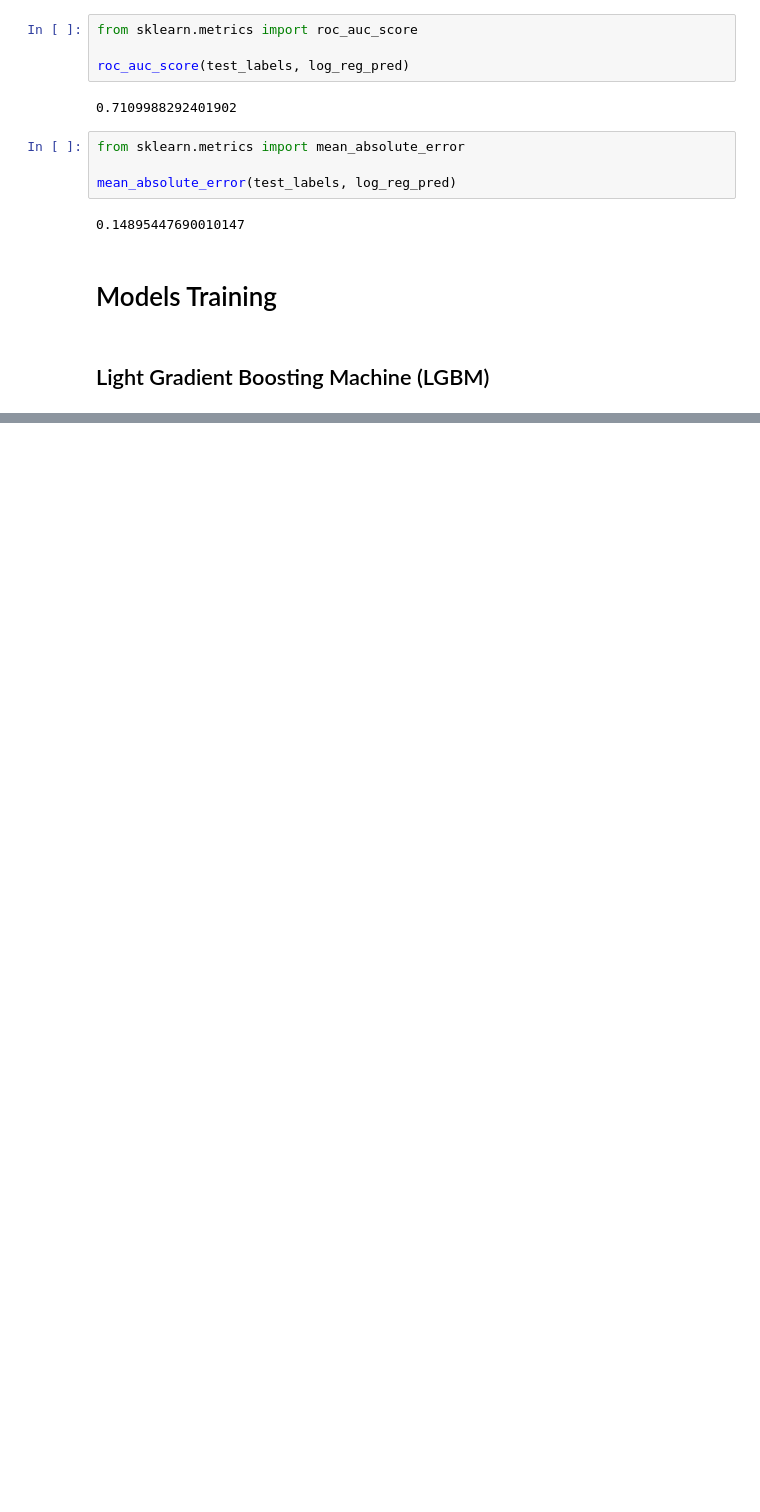
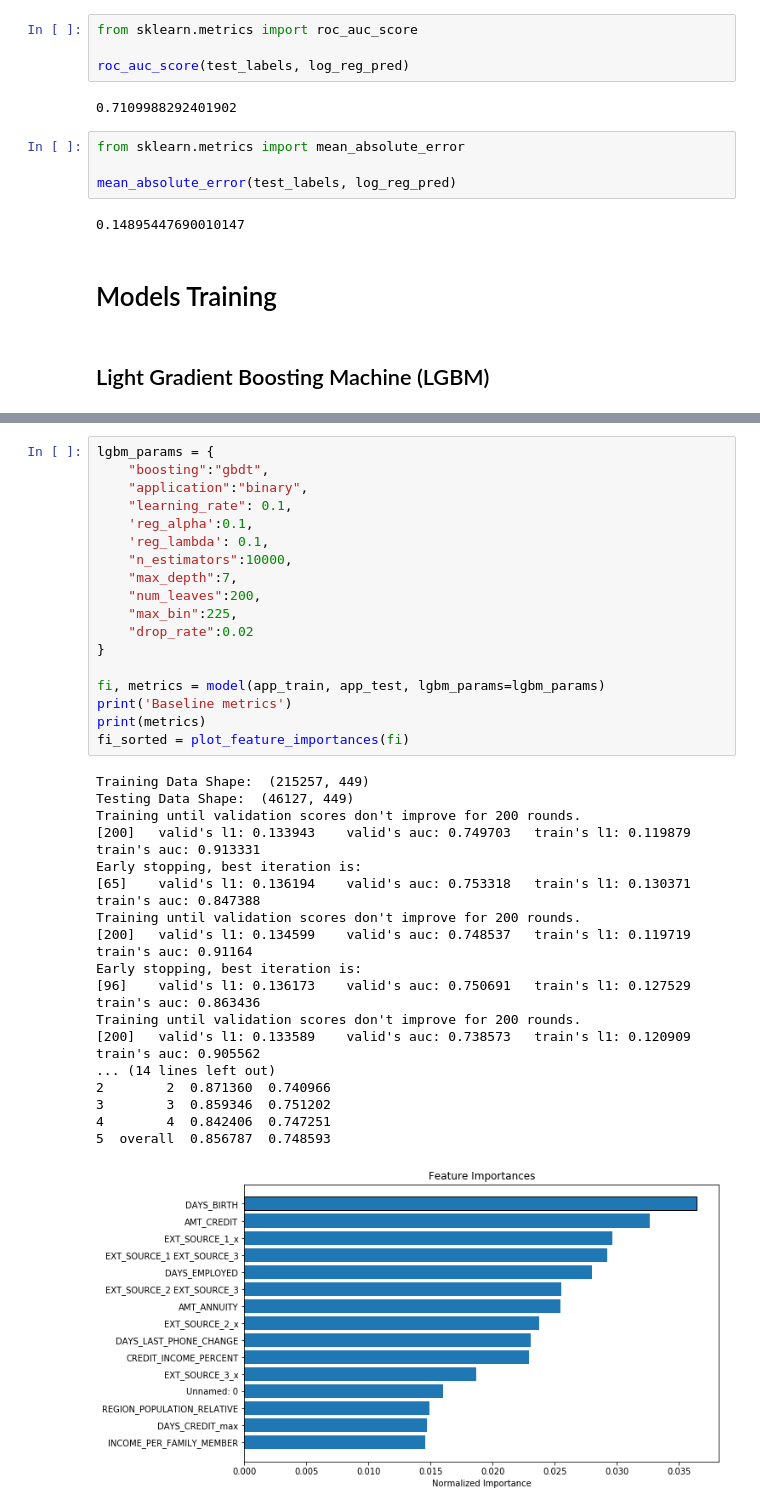
Before and after one commit to rmaso/home-credit-default-risk, a Jupyter notebook: 2. Baseline.ipynb, the cells around one changed output, grey strips where cells are left out. Drawn from its saved outputs; the diff is of its cells as text; blank space fills up the shorter version.

```diff
--- a/2. Baseline.ipynb
+++ b/2. Baseline.ipynb
@@ -270,0 +355,37 @@ for train_indices, valid_indices in k_fold.split(app_train):
+# %%
+lgbm_params = {
+    "boosting":"gbdt",
+    "application":"binary",
+    "learning_rate": 0.1,
+    'reg_alpha':0.1,
+    'reg_lambda': 0.1,
+    "n_estimators":10000,
+    "max_depth":7,
+    "num_leaves":200,
+    "max_bin":225,
+    "drop_rate":0.02
+}
+
+fi, metrics = model(app_train, app_test, lgbm_params=lgbm_params)
+print('Baseline metrics')
+print(metrics)
+fi_sorted = plot_feature_importances(fi)
+# %% [output]
+Training Data Shape:  (215257, 449)
+Testing Data Shape:  (46127, 449)
+Training until validation scores don't improve for 200 rounds.
+[200]   valid's l1: 0.133943    valid's auc: 0.749703   train's l1: 0.119879    train's auc: 0.913331
+Early stopping, best iteration is:
+[65]    valid's l1: 0.136194    valid's auc: 0.753318   train's l1: 0.130371    train's auc: 0.847388
+Training until validation scores don't improve for 200 rounds.
+[200]   valid's l1: 0.134599    valid's auc: 0.748537   train's l1: 0.119719    train's auc: 0.91164
+Early stopping, best iteration is:
+[96]    valid's l1: 0.136173    valid's auc: 0.750691   train's l1: 0.127529    train's auc: 0.863436
+Training until validation scores don't improve for 200 rounds.
+[200]   valid's l1: 0.133589    valid's auc: 0.738573   train's l1: 0.120909    train's auc: 0.905562
+... (14 lines left out)
+2        2  0.871360  0.740966
+3        3  0.859346  0.751202
+4        4  0.842406  0.747251
+5  overall  0.856787  0.748593
+[figure, added]
```
Also changed, not shown: parts of 12 cells of this notebook, 1 other file.
